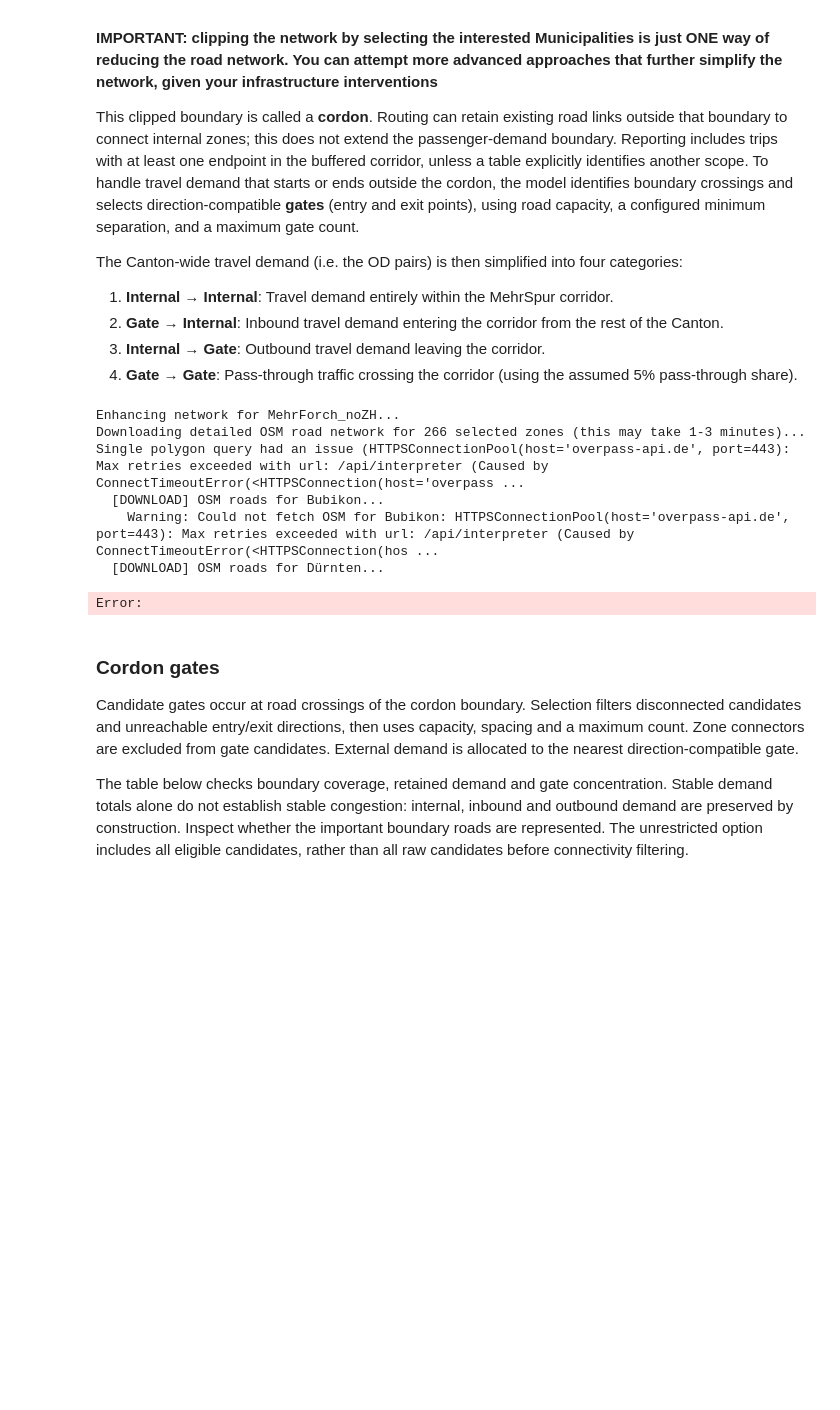
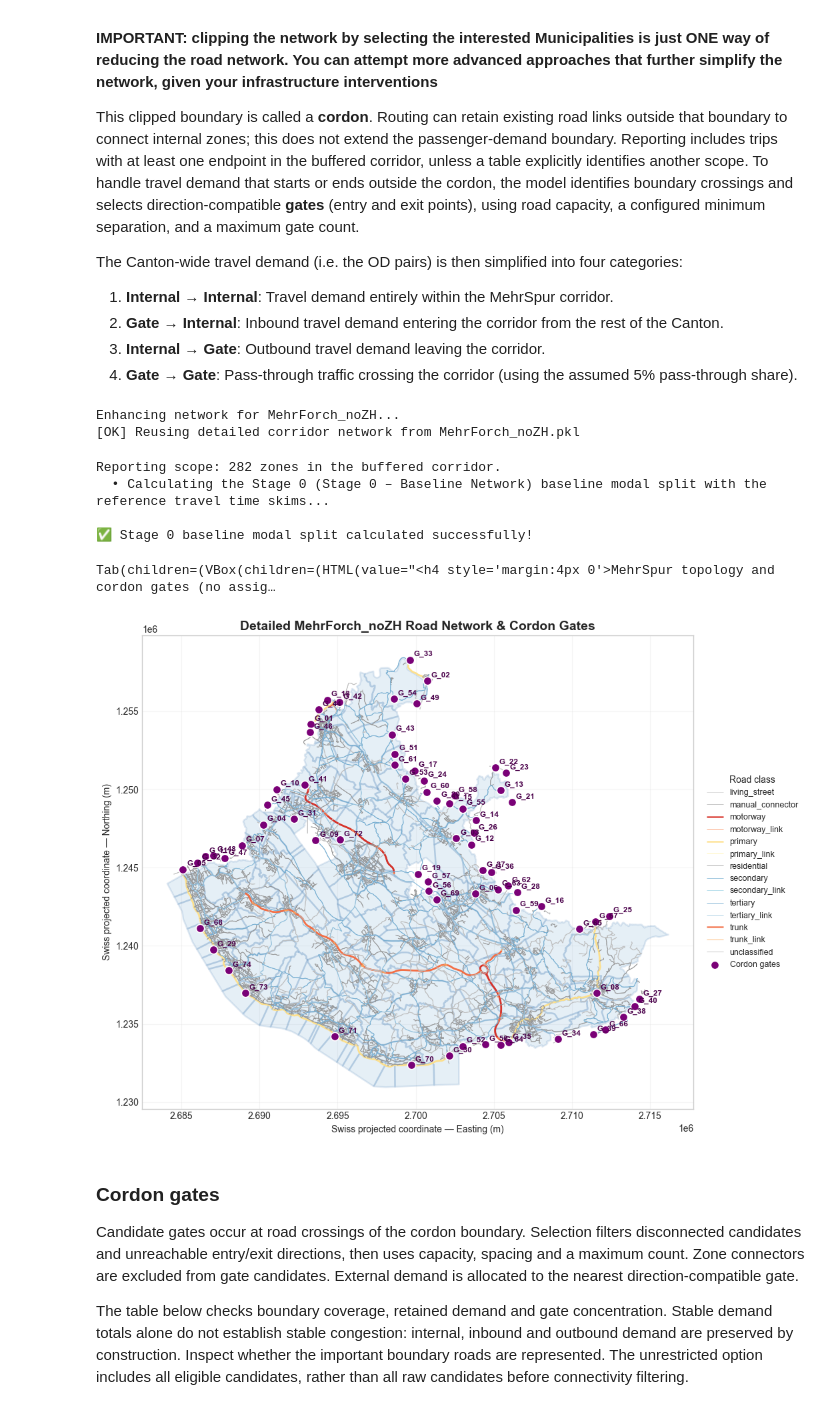
Before and after one commit to InfrastructurePlanningREISETHZ/IP-HS26-MehrSpur-CaseStudy, a Jupyter notebook: notebooks/02_system_modeling.ipynb, the cells around one changed output. Drawn from its saved outputs; the diff is of its cells as text; code cells hidden in the pictures; blank space fills up the shorter version.

```diff
--- a/notebooks/02_system_modeling.ipynb
+++ b/notebooks/02_system_modeling.ipynb
@@ -298,7 +298,7 @@ print(f"Enhancing network for {project_name}...")
 
 # Use the cached detailed network when available.
 # Set the flag below to True only to download and rebuild the detailed roads.
-tmi.ASSIGNMENT_SETTINGS["force_regenerate_corridor_network"] = True
+tmi.ASSIGNMENT_SETTINGS["force_regenerate_corridor_network"] = False
 
 ctx = tmi.load_detailed_corridor_network(
     ctx,
@@ -348,39 +348,40 @@ print("\n✅ Stage 0 baseline modal split calculated successfully!")
 
 
 # 3. Visualize the Cordon, Road Network, and Gates (Stage 0 Baseline)
 if res_stage0 is not None:
     # Interactive WebGL dashboard:
     # map, selectable road attributes, gates, network detail, and OD summaries.
     MEHRSPUR_DASHBOARD = tmi.corridor_dashboard(
         ctx,
         MEHRSPUR,
         demand_matrix=res_stage0.drive_od,
     )
     display(MEHRSPUR_DASHBOARD)
 
     # Static Stage 0 network plot.
     tmi.static_network_plot(
         context=ctx,
         mode_result=res_stage0,
         corridor_municipalities=corridor_municipalities,
         project_name=project_name,
     )
 else:
     display(HTML(
         "<div style='padding:10px;border-left:5px solid #c47f00;"
         "background:#fff8e1'>"
         "<b>Baseline visualization skipped.</b><br>"
         "The Stage 0 simulation did not return a result."
         "</div>"
     ))
 # %% [output]
 Enhancing network for MehrForch_noZH...
-Downloading detailed OSM road network for 266 selected zones (this may take 1-3 minutes)...
-Single polygon query had an issue (HTTPSConnectionPool(host='overpass-api.de', port=443): Max retries exceeded with url: /api/interpreter (Caused by ConnectTimeoutError(<HTTPSConnection(host='overpass ...
-  [DOWNLOAD] OSM roads for Bubikon...
-    Warning: Could not fetch OSM for Bubikon: HTTPSConnectionPool(host='overpass-api.de', port=443): Max retries exceeded with url: /api/interpreter (Caused by ConnectTimeoutError(<HTTPSConnection(hos ...
-  [DOWNLOAD] OSM roads for Dürnten...
+[OK] Reusing detailed corridor network from MehrForch_noZH.pkl
-Error:
+Reporting scope: 282 zones in the buffered corridor.
+  • Calculating the Stage 0 (Stage 0 – Baseline Network) baseline modal split with the reference travel time skims...
+
+✅ Stage 0 baseline modal split calculated successfully!
+Tab(children=(VBox(children=(HTML(value="<h4 style='margin:4px 0'>MehrSpur topology and cordon gates (no assig…
+[figure, added]
 # %% [markdown]
 ### Cordon gates
 
```
Also changed, not shown: parts of 3 cells of this notebook.
